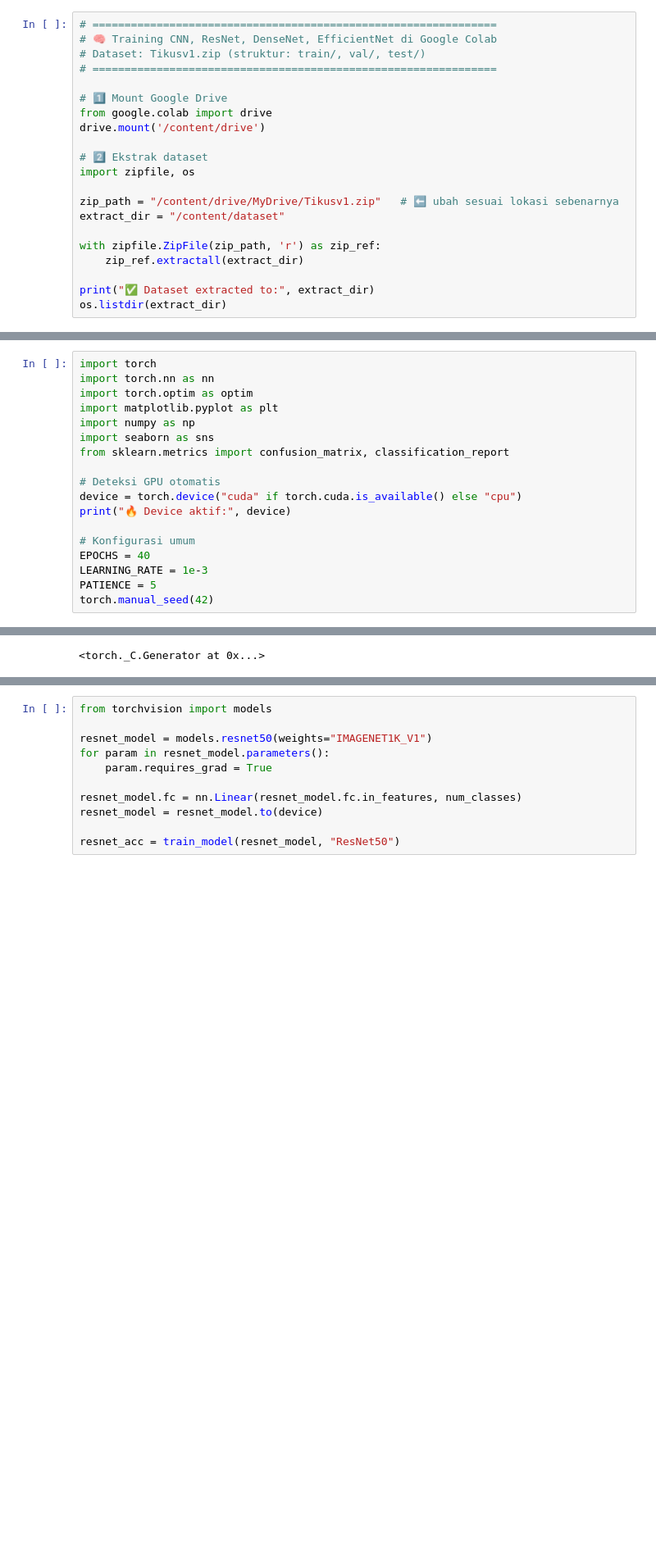
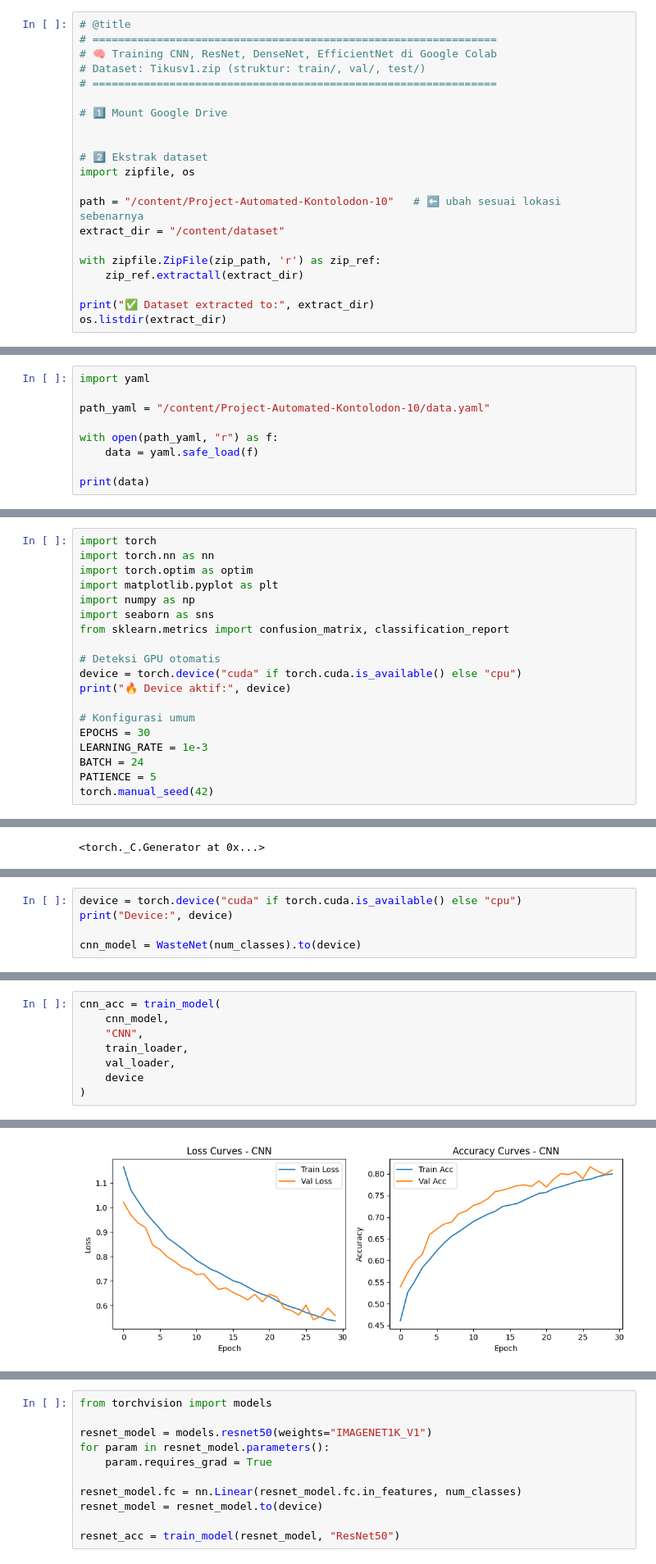
Before and after one commit to Prast667/Prit, a Jupyter notebook: Untitled1.ipynb, the cells around one changed output, grey strips where cells are left out. Shown at 82% size. Cells and saved outputs as stored; diff of their text form; blank space fills up the shorter version.

```diff
--- a/Untitled1.ipynb
+++ b/Untitled1.ipynb
@@ -5,17 +52,17 @@
 # %%
+# @title
 # ===============================================================
 # 🧠 Training CNN, ResNet, DenseNet, EfficientNet di Google Colab
 # Dataset: Tikusv1.zip (struktur: train/, val/, test/)
 # ===============================================================
 
 # 1️⃣ Mount Google Drive
-from google.colab import drive
-drive.mount('/content/drive')
+
 
 # 2️⃣ Ekstrak dataset
 import zipfile, os
 
-zip_path = "/content/drive/MyDrive/Tikusv1.zip"   # ⬅️ ubah sesuai lokasi sebenarnya
+path = "/content/Project-Automated-Kontolodon-10"   # ⬅️ ubah sesuai lokasi sebenarnya
 extract_dir = "/content/dataset"
 
 with zipfile.ZipFile(zip_path, 'r') as zip_ref:
@@ -70,3 +116,12 @@ print("✅ Dataset extracted to:", EXTRACT_PATH)
 # %% [output]
 Drive already mounted at /content/drive; to attempt to forcibly remount, call drive.mount("/content/drive", force_remount=True).
 ✅ Dataset extracted to: /content/dataset
+# %%
+import yaml
+
+path_yaml = "/content/Project-Automated-Kontolodon-10/data.yaml"
+
+with open(path_yaml, "r") as f:
+    data = yaml.safe_load(f)
+
+print(data)
@@ -164,8 +301,9 @@ device = torch.device("cuda" if torch.cuda.is_available() else "cpu")
 print("🔥 Device aktif:", device)
 
 # Konfigurasi umum
-EPOCHS = 40
+EPOCHS = 30
 LEARNING_RATE = 1e-3
+BATCH = 24
 PATIENCE = 5
 torch.manual_seed(42)
 # %% [output]
@@ -302,0 +747,5 @@ cnn_acc = train_model(cnn_model, "CNN")
+# %%
+device = torch.device("cuda" if torch.cuda.is_available() else "cpu")
+print("Device:", device)
+
+cnn_model = WasteNet(num_classes).to(device)
@@ -302,0 +856,9 @@ cnn_acc = train_model(cnn_model, "CNN")
+# %%
+cnn_acc = train_model(
+    cnn_model,
+    "CNN",
+    train_loader,
+    val_loader,
+    device
+)
+# %% [output]
@@ -302,0 +882 @@ cnn_acc = train_model(cnn_model, "CNN")
+[figure, added]
```
Also changed, not shown: parts of 18 cells of this notebook.
